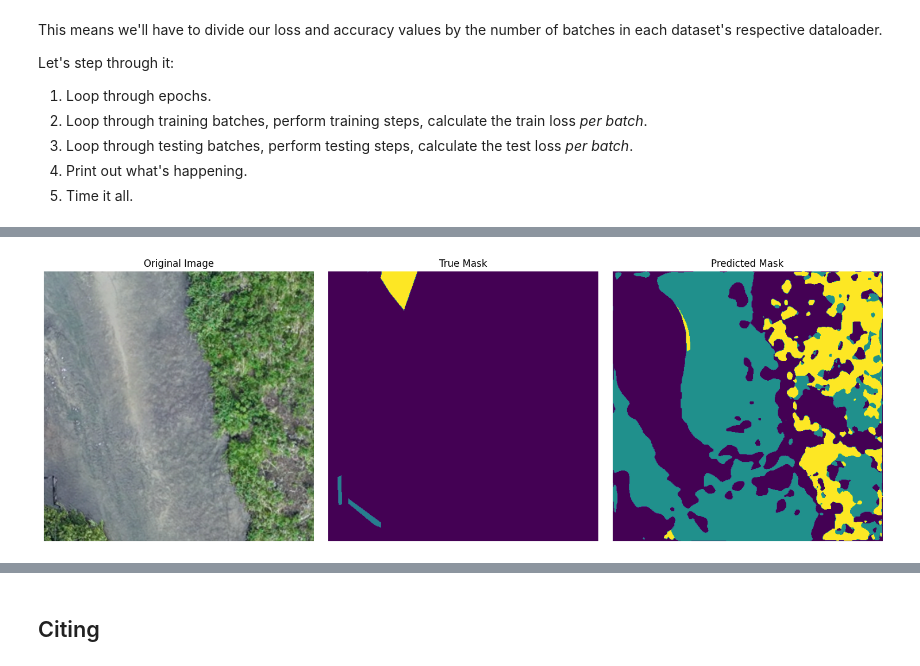
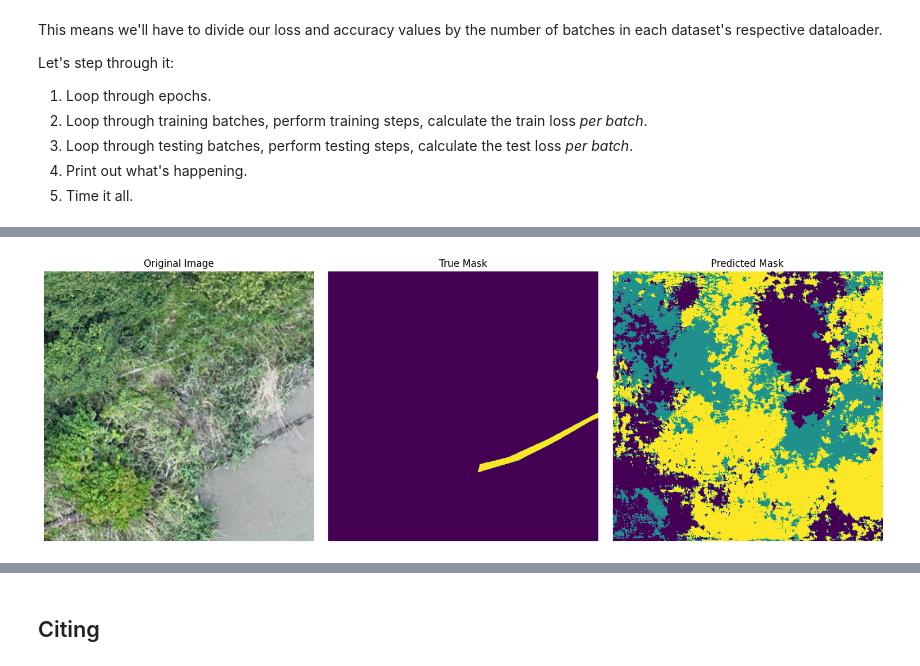
Before and after one commit to hiebschi/MoSE, a Jupyter notebook: loop_v01.ipynb, the cells around one changed output, grey strips where cells are left out. Drawn from its saved outputs; the diff is of its cells as text; code cells hidden in the pictures.

```diff
--- a/loop_v01.ipynb
+++ b/loop_v01.ipynb
@@ -944,6 +977,10 @@ RuntimeError: The size of tensor a (9) must match the size of tensor b (4) at no
 # %%
 # y_pred: raw logits, shape [batch_size, num_classes, H, W]
-pred_classes = torch.argmax(y_pred, dim=1)  # shape [batch_size, H, W]
+print(f"Shape: {y_pred.shape} -> [batch_size, num_classes, H, W]")
+print(f"Min: {y_pred.min()}, Max: {y_pred.max()}")
+# print(y_pred)
 
-pred_classes
+pred_classes = torch.argmax(y_pred, dim=0)  # shape [batch_size, H, W]
+
+pred_classes.shape, pred_classes.min(), pred_classes.max()
 # %% [output]
@@ -967,35 +992,35 @@ tensor([[[3, 3, 3,  ..., 3, 3, 3],
 # %%
 import matplotlib.pyplot as plt
 
 # Wähle ein Beispiel aus dem Batch (z. B. erstes Bild)
-example_idx = 0
+example_idx = 1
 
 # Originalbild
 image = images[example_idx].permute(1, 2, 0).cpu().numpy()  # [C, H, W] -> [H, W, C]
 image = (image - image.min()) / (image.max() - image.min())
 # Zielmaske (mit argmax von [num_classes, H, W] zu [H, W])
 true_mask = masks[example_idx].cpu().numpy().argmax(axis=0)  # [H, W]
 # Vorhergesagte Maske (mit argmax von [num_classes, H, W] zu [H, W])
 pred_mask = pred_classes[example_idx].cpu().numpy()  # [H, W]
 
 # Visualisierung
 fig, axes = plt.subplots(1, 3, figsize=(15, 5))
 axes[0].imshow(image)
 axes[0].set_title("Original Image")
 axes[0].axis("off")
 
 axes[1].imshow(true_mask, cmap="viridis")
 axes[1].set_title("True Mask")
 axes[1].axis("off")
 
 axes[2].imshow(pred_mask, cmap="viridis")
 axes[2].set_title("Predicted Mask")
 axes[2].axis("off")
 
 plt.tight_layout()
 plt.show()
 # %% [output]
-[figure, old version]
+[figure, new version]
 # %%
 ### Testing
 # Setup variables for accumulatively adding up loss and accuracy
```
Also changed, not shown: parts of 28 cells of this notebook.
